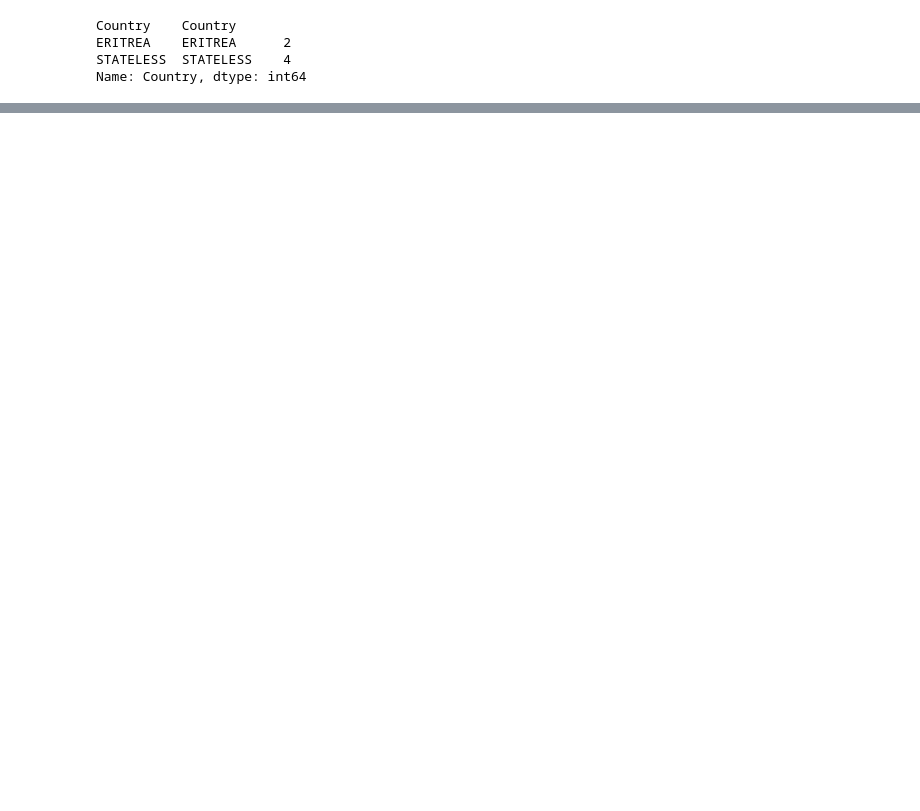
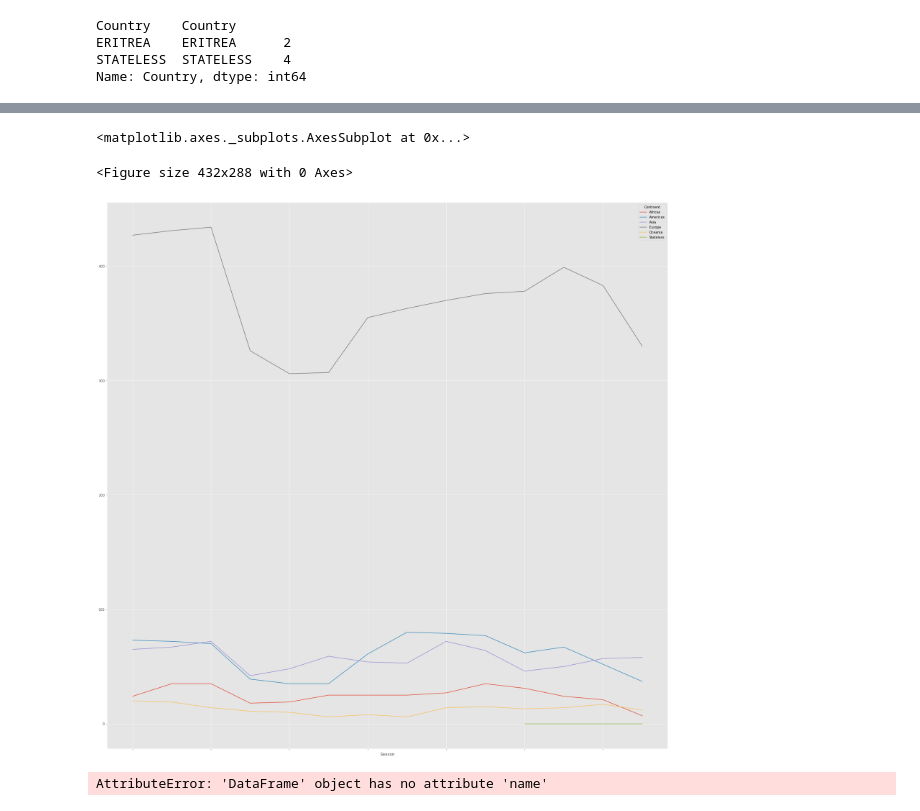
Before and after one commit to lweislo/cycling-project, a Jupyter notebook: UCI-Calendars.ipynb, the cells around one changed output, grey strips where cells are left out. Drawn from its saved outputs; the diff is of its cells as text; code cells hidden in the pictures; blank space fills up the shorter version.

Commit message:
learned to unstack wow - but looks like the data are not compelling

```diff
--- a/UCI-Calendars.ipynb
+++ b/UCI-Calendars.ipynb
@@ -183,0 +179,2 @@ grouped_df.count()
+# %%
+data = uci_df.groupby(['Season','Continent']).count()['name'].unstack()
@@ -183,0 +190,11 @@ grouped_df.count()
+# %%
+plt.figure()
+data.plot(figsize=(30, 30))
+# %% [output]
+<matplotlib.axes._subplots.AxesSubplot at 0x...>
+<Figure size 432x288 with 0 Axes>
+[figure, added]
+# %%
+data.plot.scatter(x='Season', y='Continent', s=data[data.name.count()]);
+# %% [output]
+AttributeError: 'DataFrame' object has no attribute 'name'
```
Also changed, not shown: parts of 12 cells of this notebook.
